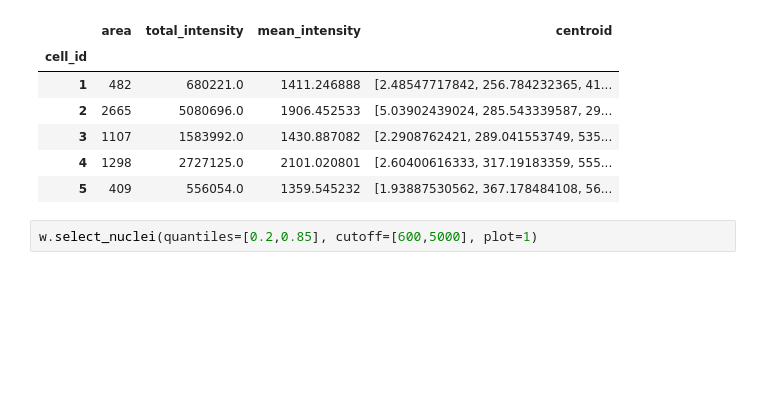
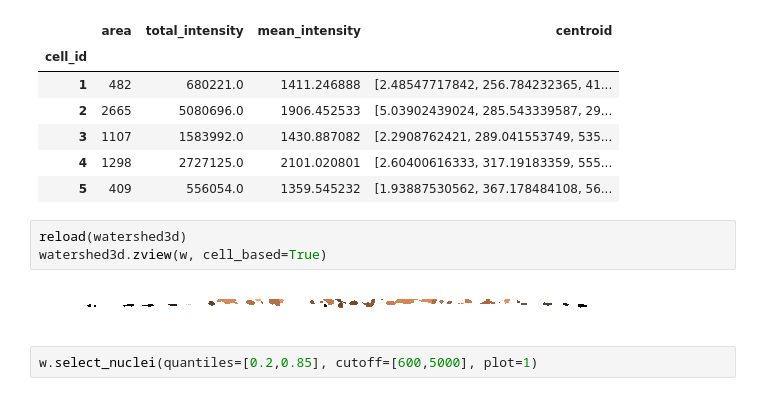
Before and after one commit to jjmetzger/stemcell_segmentation, a Jupyter notebook: watershed3d.ipynb, the cells around one changed output. Saved outputs shown, nothing was run; the diff lists cells and outputs as text; blank space fills up the shorter version.

```diff
--- a/watershed3d.ipynb
+++ b/watershed3d.ipynb
@@ -68,6 +67,11 @@ w.df.head()
 | 3 | 1107 | 1583992.0 | 1430.887082 | [2.2908762421, 289.041553749, 535... |
 | 4 | 1298 | 2727125.0 | 2101.020801 | [2.60400616333, 317.19183359, 555... |
 | 5 | 409 | 556054.0 | 1359.545232 | [1.93887530562, 367.178484108, 56... |
+# %%
+reload(watershed3d)
+watershed3d.zview(w, cell_based=True)
+# %% [output]
+[figure, added]
 # %%
 w.select_nuclei(quantiles=[0.2,0.85], cutoff=[600,5000], plot=1)
 # %% [output]
```
Also changed, not shown: parts of 4 cells of this notebook, 1 other file.
